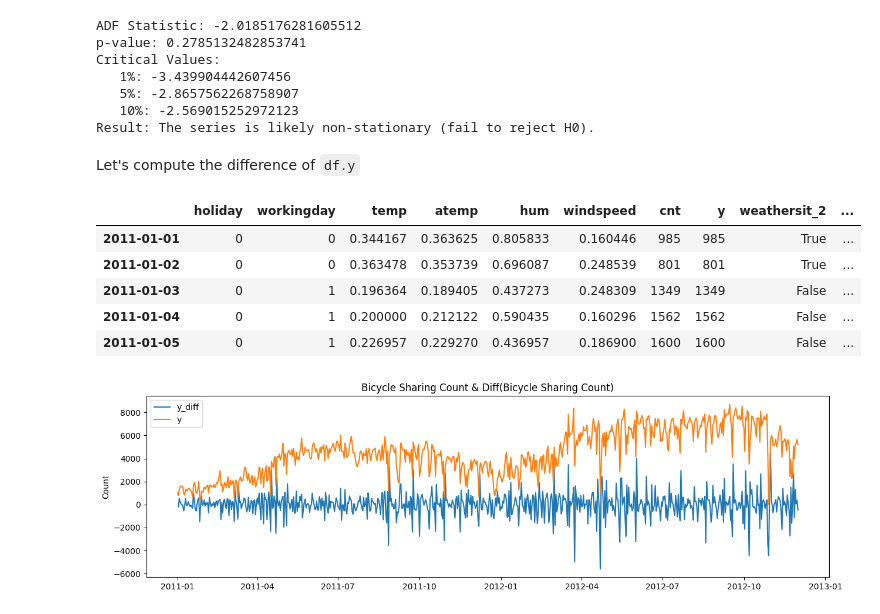
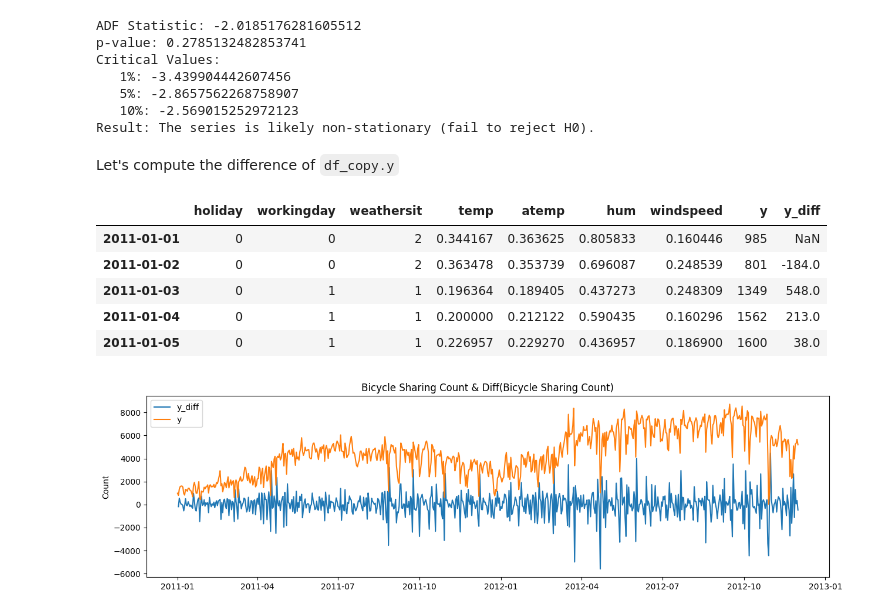
Before and after one commit to ROARMarketingConcepts/Times-Series-Analysis-with-Python, a Jupyter notebook: Modern Time Series Forecasting Techniques /Prophet/Forecasting_Times_Series_with_Prophet.ipynb, the cells around one changed output. Drawn from its saved outputs; the diff is of its cells as text; code cells hidden in the pictures.

```diff
--- a/Modern Time Series Forecasting Techniques /Prophet/Forecasting_Times_Series_with_Prophet.ipynb
+++ b/Modern Time Series Forecasting Techniques /Prophet/Forecasting_Times_Series_with_Prophet.ipynb
@@ -27,8 +39,7 @@ Drive already mounted at /gdrive; to attempt to forcibly remount, call drive.mou
 # %%
-df = pd.read_csv('/gdrive/MyDrive/Colab_Notebooks/Time Series Analysis/Python - Time Series Forecasting/Modern Time Series Forecasting Techniques /Prophet/Daily Bike Sharing training.csv',
-                 index_col='dteday',parse_dates=True)
-df.rename_axis(None, inplace=True)
-df.head()
+df_copy = pd.read_csv('/gdrive/MyDrive/Colab_Notebooks/Time Series Analysis/Python - Time Series Forecasting/Modern Time Series Forecasting Techniques /Prophet/Daily Bike Sharing training.csv',index_col='dteday',parse_dates=True)
+df_copy.rename_axis(None, inplace=True)
+df_copy.head()
 # %% [output]
 |  | instant | season | yr | mnth | holiday | weekday | workingday | weathersit | temp | atemp | ... |
 | 2011-01-01 | 1 | 1 | 0 | 1 | 0 | 6 | 0 | 2 | 0.344167 | 0.363625 | ... |
@@ -51,0 +63,4 @@ df.head()
+# %%
+df_copy['y'] = df_copy['cnt']
+df_copy.drop(['cnt'], axis=1, inplace=True)
+df_copy.head()
@@ -85,0 +108,3 @@ df.head()
+# %%
+df_copy.drop(columns = ['instant','season','mnth','yr','weekday','casual','registered'],inplace=True)
+df_copy.head()
@@ -159,3 +178,5 @@ DatetimeIndex(['2011-01-01', '2011-01-02', '2011-01-03', '2011-01-04',
+# %%
+df_copy = df_copy.asfreq('D')
 # %% [markdown]
 # Month and Quarter Plots
 # %%
@@ -230,16 +251,16 @@ Critical Values:
    10%: -2.569015252972123
 Result: The series is likely non-stationary (fail to reject H0).
 # %% [markdown]
-Let's compute the difference of `df.y`
+Let's compute the difference of `df_copy.y`
 # %%
-df['y_diff'] = df['y'].diff().dropna()
-df.head()
+df_copy['y_diff'] = df_copy['y'].diff().dropna()
+df_copy.head()
 # %% [output]
-|  | holiday | workingday | temp | atemp | hum | windspeed | cnt | y | weathersit_2 | ... |
-| 2011-01-01 | 0 | 0 | 0.344167 | 0.363625 | 0.805833 | 0.160446 | 985 | 985 | True | ... |
-| 2011-01-02 | 0 | 0 | 0.363478 | 0.353739 | 0.696087 | 0.248539 | 801 | 801 | True | ... |
-| 2011-01-03 | 0 | 1 | 0.196364 | 0.189405 | 0.437273 | 0.248309 | 1349 | 1349 | False | ... |
-| 2011-01-04 | 0 | 1 | 0.200000 | 0.212122 | 0.590435 | 0.160296 | 1562 | 1562 | False | ... |
-| 2011-01-05 | 0 | 1 | 0.226957 | 0.229270 | 0.436957 | 0.186900 | 1600 | 1600 | False | ... |
+|  | holiday | workingday | weathersit | temp | atemp | hum | windspeed | y | y_diff |
+| 2011-01-01 | 0 | 0 | 2 | 0.344167 | 0.363625 | 0.805833 | 0.160446 | 985 | NaN |
+| 2011-01-02 | 0 | 0 | 2 | 0.363478 | 0.353739 | 0.696087 | 0.248539 | 801 | -184.0 |
+| 2011-01-03 | 0 | 1 | 1 | 0.196364 | 0.189405 | 0.437273 | 0.248309 | 1349 | 548.0 |
+| 2011-01-04 | 0 | 1 | 1 | 0.200000 | 0.212122 | 0.590435 | 0.160296 | 1562 | 213.0 |
+| 2011-01-05 | 0 | 1 | 1 | 0.226957 | 0.229270 | 0.436957 | 0.186900 | 1600 | 38.0 |
 # %%
 plt.figure(figsize = (15,4))
```
Also changed, not shown: parts of 31 cells of this notebook.
